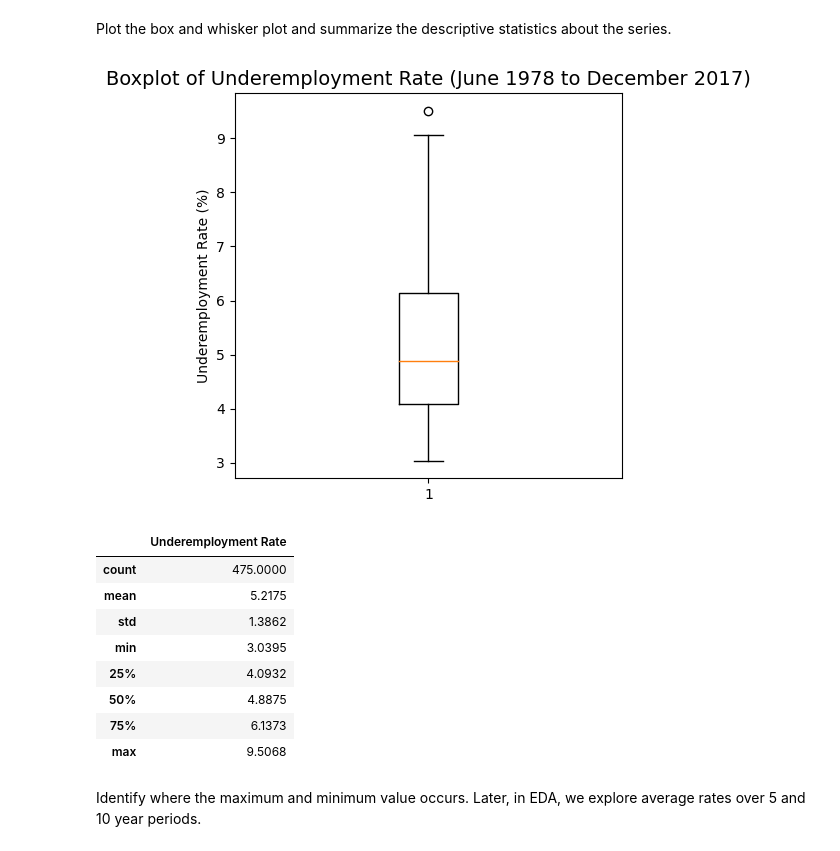
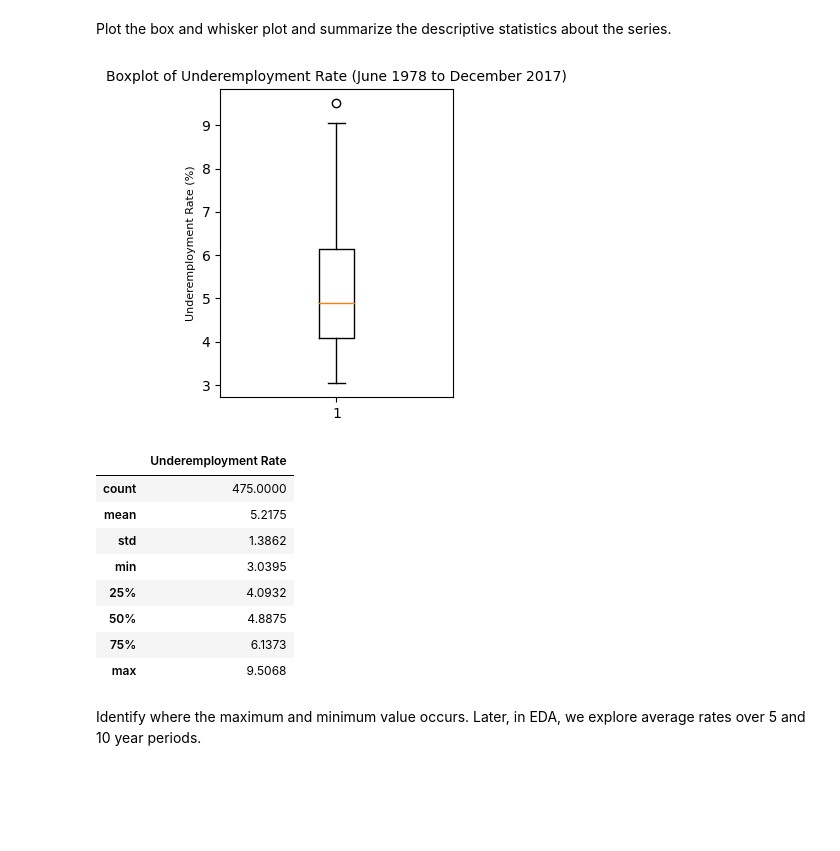
Before and after one commit to DamianChimes/QBUS6840-Predictive-Analytics, a Jupyter notebook: QBUS6840_Group51.ipynb, the cells around one changed output. Saved outputs shown, nothing was run; the diff lists cells and outputs as text; code cells hidden in the pictures; blank space fills up the shorter version.

```diff
--- a/QBUS6840_Group51.ipynb
+++ b/QBUS6840_Group51.ipynb
@@ -122,15 +121,15 @@ plt.show()
 # %% [markdown]
 Plot the box and whisker plot and summarize the descriptive statistics about the series.
 # %%
-plt.figure(figsize=(5,5))
-plt.title('Boxplot of Underemployment Rate (June 1978 to December 2017)', fontsize=14)
+plt.figure(figsize=(3,4))
+plt.title('Boxplot of Underemployment Rate (June 1978 to December 2017)', fontsize=10)
 plt.boxplot(df_ts)
-plt.ylabel('Underemployment Rate (%)', fontsize=10)
+plt.ylabel('Underemployment Rate (%)', fontsize=8)
 plt.show()
 
 df_ts.describe().style.format(precision=4)
 # %% [output]
-[figure, old version]
+[figure, new version]
 |  | Underemployment Rate |
 | count | 475.0000 |
 | mean | 5.2175 |
```
Also changed, not shown: parts of 66 cells of this notebook, 1 other file.
